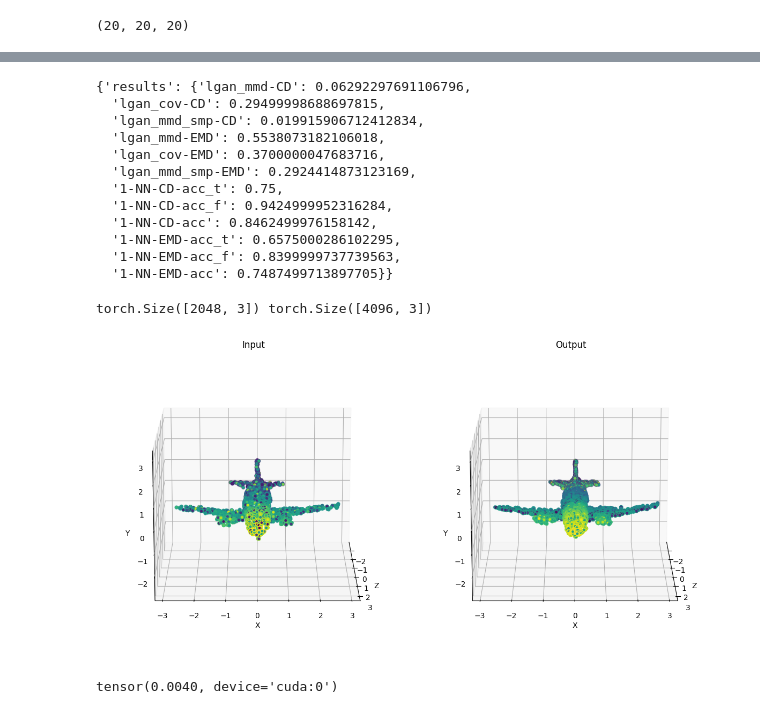
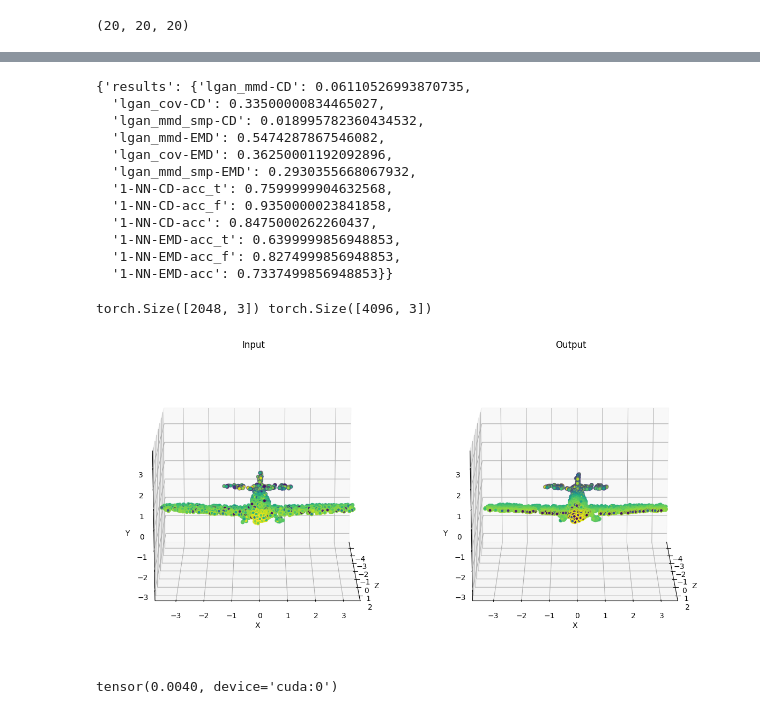
Before and after one commit to kristiyansakalyan/coarse-to-fine-shapes, a Jupyter notebook: train_PVCNN_Upsample-Noise-Global-Chair-Attention-Upsampler-Patch-Based-Airplane.ipynb, the cells around one changed output, grey strips where cells are left out. Saved outputs shown, nothing was run; the diff lists cells and outputs as text; code cells hidden in the pictures.

```diff
--- a/train_PVCNN_Upsample-Noise-Global-Chair-Attention-Upsampler-Patch-Based-Airplane.ipynb
+++ b/train_PVCNN_Upsample-Noise-Global-Chair-Attention-Upsampler-Patch-Based-Airplane.ipynb
@@ -273,7 +273,7 @@ for epoch in range(100):
     print(json.dumps({"Epoch": epoch+1, "Training Loss": epoch_train_loss, "Validation Loss": epoch_val_loss}))
 
     # Save the model
-    model_save_path = f"output-models/pvcnn-upsample-global-chair/PVCNN-Upsample-Global-Chair-Attention-Everywhere-Patch-Airplane-e{epoch+1}.pth"
+    model_save_path = f"output-models/pvcnn-upsample-global-chair/PVCNN-Upsample-Global-Chair-Attention-Everywhere-Patch-Airplane-4k-New-e{epoch+1}.pth"
     torch.save(model.state_dict(), model_save_path)
 
     if epoch_val_loss < best_val_loss:
@@ -348,8 +348,8 @@ torch.Size([4096, 3]) torch.Size([512, 3]) torch.Size([1024, 3])
 # %%
 # Run this if you need to load the model.
 
-model = PVCNNUpPointAttention(num_classes=3, num_shapes=3, extra_feature_channels=0, attention=True, attn_dim=256).to("cuda")
-model.load_state_dict(torch.load("output-models/pvcnn-upsample-global-chair/PVCNN-Upsample-Global-Chair-Attention-Everywhere-Patch-Airplane-e17.pth"))
+model = PVCNNUpPointAttention(num_classes=3, num_shapes=0, extra_feature_channels=0, attention=True, attn_dim=256, up_ratio=3).to("cuda")
+model.load_state_dict(torch.load("output-models/pvcnn-upsample-global-chair/PVCNN-Upsample-Global-Chair-Attention-Everywhere-Patch-Airplane-6k-New-e48.pth"))
 # %% [output]
 <All keys matched successfully>
 # %% [markdown]
@@ -466,15 +478,23 @@ output_array = []
 for batch in tqdm(dataloader_pvd):
     with torch.no_grad():
         input = batch["train_points"].to("cuda")
-
         pvd_output.append(input)
 
-        # Select a random patch with double the size, then downsample, then add noise.
-        patched_input = generate_non_overlapping_patches(input, PATCH_SIZE).transpose(2,3)
+        # # Select a random patch with double the size, then downsample, then add noise.
+        # patched_input = generate_non_overlapping_patches(input, PATCH_SIZE).transpose(2,3)
+        # refined_patches = []
+        # for patch in patched_input:
+        #     output = model(patch).to("cuda").transpose(1,2)
+        #     refined_patches.append(output)
+
+        patched_input = non_overlapping_spectral_patches_batch(input)
         refined_patches = []
-        for patch in patched_input:
-            output = model(patch).to("cuda").transpose(1,2)
-            refined_patches.append(output)
+        for sample in patched_input:
+            for patch in sample:
+                output = model(patch.transpose(0, 1).unsqueeze(0)).to("cuda").transpose(1,2)
+                refined_patches.append(output)
 
-        output = torch.stack(refined_patches).transpose(0,1).reshape(20, NPOINTS, 3)
+        # output = torch.stack(refined_patches).transpose(0,1).reshape(20, NPOINTS, 3)
+        output = torch.cat(refined_patches, dim=1).reshape(20, NPOINTS, 3)
+
         output_array.append(output)
@@ -485,6 +552,7 @@ len(input_array), len(output_array), len(pvd_output)
 # %%
-input_pcs = torch.stack(input_array).view(400, NPOINTS, 3)
-pvd_output_pcs = torch.stack(pvd_output).view(400, NPOINTS // 2, 3)
+# input_pcs = torch.stack(input_array).view(400, NPOINTS, 3)
+pvd_output_pcs = torch.stack(pvd_output).view(400, NPOINTS // 3, 3)
 output_pcs = torch.stack(output_array).view(400, NPOINTS, 3)
-input_pcs.shape, output_pcs.shape
+# input_pcs.shape,
+output_pcs.shape
 # %% [output]
@@ -506,19 +572,19 @@ torch.save({"results": results} , "airplane_results.pth")
 # %%
 import torch
-results = torch.load("./airplane_results.pth")
+results = torch.load("./airplane_4k_results-final.pth")
 results
 # %% [output]
-{'results': {'lgan_mmd-CD': 0.06292297691106796,
-  'lgan_cov-CD': 0.29499998688697815,
-  'lgan_mmd_smp-CD': 0.019915906712412834,
-  'lgan_mmd-EMD': 0.5538073182106018,
-  'lgan_cov-EMD': 0.3700000047683716,
-  'lgan_mmd_smp-EMD': 0.2924414873123169,
-  '1-NN-CD-acc_t': 0.75,
-  '1-NN-CD-acc_f': 0.9424999952316284,
-  '1-NN-CD-acc': 0.8462499976158142,
-  '1-NN-EMD-acc_t': 0.6575000286102295,
-  '1-NN-EMD-acc_f': 0.8399999737739563,
-  '1-NN-EMD-acc': 0.7487499713897705}}
+{'results': {'lgan_mmd-CD': 0.06110526993870735,
+  'lgan_cov-CD': 0.33500000834465027,
+  'lgan_mmd_smp-CD': 0.018995782360434532,
+  'lgan_mmd-EMD': 0.5474287867546082,
+  'lgan_cov-EMD': 0.36250001192092896,
+  'lgan_mmd_smp-EMD': 0.2930355668067932,
+  '1-NN-CD-acc_t': 0.7599999904632568,
+  '1-NN-CD-acc_f': 0.9350000023841858,
+  '1-NN-CD-acc': 0.8475000262260437,
+  '1-NN-EMD-acc_t': 0.6399999856948853,
+  '1-NN-EMD-acc_f': 0.8274999856948853,
+  '1-NN-EMD-acc': 0.7337499856948853}}
 # %%
 airplane = {
@@ -541,13 +622,13 @@ airplane = {
 # %%
-INDEX = 39
+INDEX = 0
 input_pc = pvd_output_pcs[INDEX, ...].detach()
 output_pc = output_pcs[INDEX, ...].detach()
 print(input_pc.shape, output_pc.shape)
 
 fig = visualize_pointcloud_eval(input_pc, output_pc, "Input", "Output")
 # %% [output]
 torch.Size([2048, 3]) torch.Size([4096, 3])
-[figure, old version]
+[figure, new version]
 # %%
 chamfer_distance(input_pc.unsqueeze(0), output_pc.unsqueeze(0))
 # %% [output]
```
Also changed, not shown: parts of 20 cells of this notebook, 25 other files.
